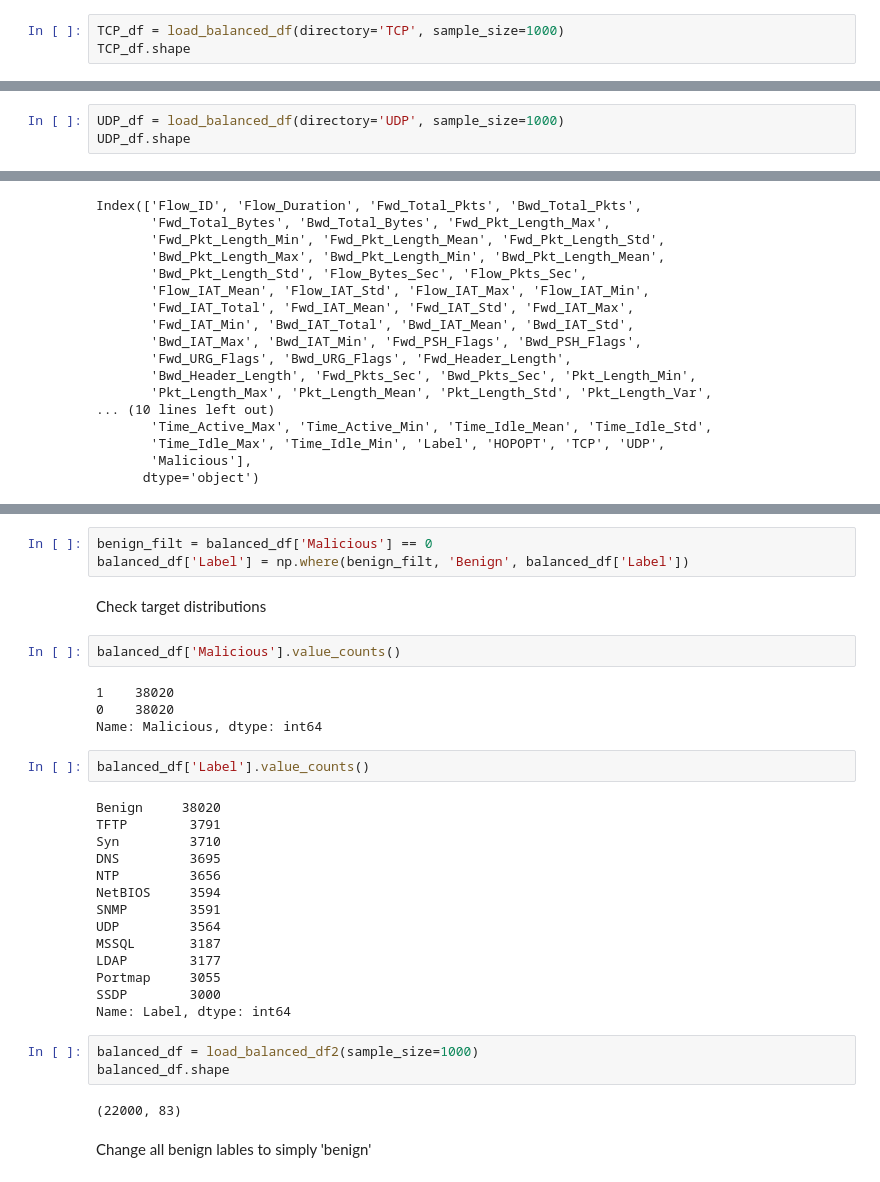
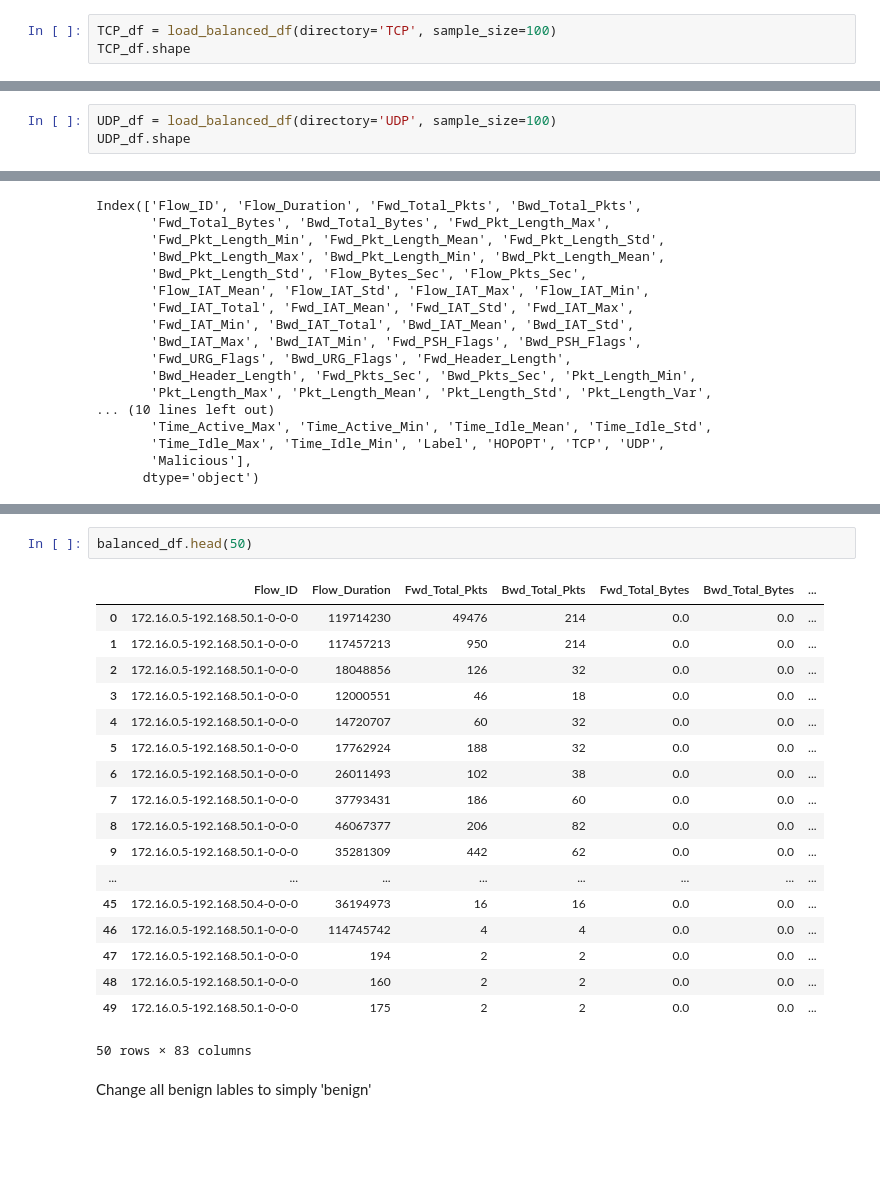
Before and after one commit to EricB10/cyberattack-detection-project, a Jupyter notebook: TESTING_Notebook.ipynb, the cells around one changed output, grey strips where cells are left out. Drawn from its saved outputs; the diff is of its cells as text; blank space fills up the shorter version.

```diff
--- a/TESTING_Notebook.ipynb
+++ b/TESTING_Notebook.ipynb
@@ -47,4 +88,4 @@ HOPOPT_df.shape
 # %%
-TCP_df = load_balanced_df(directory='TCP', sample_size=1000)
+TCP_df = load_balanced_df(directory='TCP', sample_size=100)
 TCP_df.shape
 # %% [output]
@@ -52,4 +93,4 @@ TCP_df.shape
 # %%
-UDP_df = load_balanced_df(directory='UDP', sample_size=1000)
+UDP_df = load_balanced_df(directory='UDP', sample_size=100)
 UDP_df.shape
 # %% [output]
@@ -88,35 +127,24 @@ Change all benign lables to simply 'benign'
-# %%
-benign_filt = balanced_df['Malicious'] == 0
-balanced_df['Label'] = np.where(benign_filt, 'Benign', balanced_df['Label'])
-# %% [markdown]
-Check target distributions
-# %%
-balanced_df['Malicious'].value_counts()
-# %% [output]
-1    38020
-0    38020
-Name: Malicious, dtype: int64
-# %%
-balanced_df['Label'].value_counts()
-# %% [output]
-Benign     38020
-TFTP        3791
-Syn         3710
-DNS         3695
-NTP         3656
-NetBIOS     3594
-SNMP        3591
-UDP         3564
-MSSQL       3187
-LDAP        3177
-Portmap     3055
-SSDP        3000
-Name: Label, dtype: int64
-# %%
-balanced_df = load_balanced_df2(sample_size=1000)
-balanced_df.shape
-# %% [output]
-(22000, 83)
+# %%
+balanced_df.head(50)
+# %% [output]
+|  | Flow_ID | Flow_Duration | Fwd_Total_Pkts | Bwd_Total_Pkts | Fwd_Total_Bytes | Bwd_Total_Bytes | ... |
+| 0 | 172.16.0.5-192.168.50.1-0-0-0 | 119714230 | 49476 | 214 | 0.0 | 0.0 | ... |
+| 1 | 172.16.0.5-192.168.50.1-0-0-0 | 117457213 | 950 | 214 | 0.0 | 0.0 | ... |
+| 2 | 172.16.0.5-192.168.50.1-0-0-0 | 18048856 | 126 | 32 | 0.0 | 0.0 | ... |
+| 3 | 172.16.0.5-192.168.50.1-0-0-0 | 12000551 | 46 | 18 | 0.0 | 0.0 | ... |
+| 4 | 172.16.0.5-192.168.50.1-0-0-0 | 14720707 | 60 | 32 | 0.0 | 0.0 | ... |
+| 5 | 172.16.0.5-192.168.50.1-0-0-0 | 17762924 | 188 | 32 | 0.0 | 0.0 | ... |
+| 6 | 172.16.0.5-192.168.50.1-0-0-0 | 26011493 | 102 | 38 | 0.0 | 0.0 | ... |
+| 7 | 172.16.0.5-192.168.50.1-0-0-0 | 37793431 | 186 | 60 | 0.0 | 0.0 | ... |
+| 8 | 172.16.0.5-192.168.50.1-0-0-0 | 46067377 | 206 | 82 | 0.0 | 0.0 | ... |
+| 9 | 172.16.0.5-192.168.50.1-0-0-0 | 35281309 | 442 | 62 | 0.0 | 0.0 | ... |
+| ... | ... | ... | ... | ... | ... | ... | ... |
+| 45 | 172.16.0.5-192.168.50.4-0-0-0 | 36194973 | 16 | 16 | 0.0 | 0.0 | ... |
+| 46 | 172.16.0.5-192.168.50.1-0-0-0 | 114745742 | 4 | 4 | 0.0 | 0.0 | ... |
+| 47 | 172.16.0.5-192.168.50.1-0-0-0 | 194 | 2 | 2 | 0.0 | 0.0 | ... |
+| 48 | 172.16.0.5-192.168.50.1-0-0-0 | 160 | 2 | 2 | 0.0 | 0.0 | ... |
+| 49 | 172.16.0.5-192.168.50.1-0-0-0 | 175 | 2 | 2 | 0.0 | 0.0 | ... |
+50 rows × 83 columns
 # %% [markdown]
 Change all benign lables to simply 'benign'
 # %%
```
Also changed, not shown: parts of 11 cells of this notebook, 6 other files.
